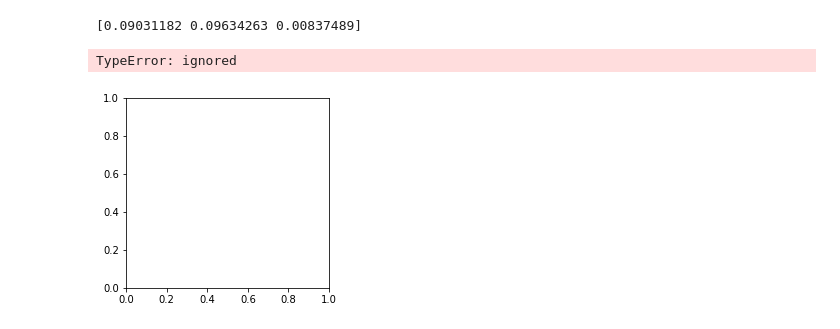
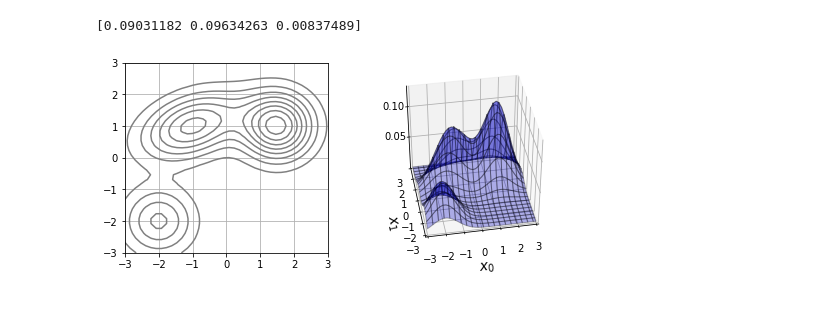
Before and after one commit to leejukyu/-, a Jupyter notebook: 비지도학습.ipynb, the cells around one changed output. Drawn from its saved outputs; the diff is of its cells as text; code cells hidden in the pictures.

```diff
--- a/비지도학습.ipynb
+++ b/비지도학습.ipynb
@@ -165 +169,7 @@ plt.show()
+# %%
+import numpy as np
+wk=np.load('data_ch9.npz')
+X=wk['X']
+X_range0 = wk['X_range0']
+X_range1 = wk['X_range1']
 # %%
@@ -198,46 +209,46 @@ from mpl_toolkits.mplot3d import axes3d
 # 혼합 등고선 표시
 def show_contour_mixgauss(pi, mu, sigma):
     xn = 40 # 등고선 표시 해상도
-    x0 = np.linspace(X_range0[0], X_range0[1], xn)
-    x1 = np.linspace(X_range1[0],X_range1[1],xn)
-    xx0,xx1 = np.meshgrid(x0,x1)
-    x = np.c_[np.reshape(xx0, xn*xn, 1), np.reshape(xx1, xn*xn,1)]
+    x0 = np.linspace(X_range0[0], X_range0[1], xn) # X_range0[0]: 시작값 X_range0[1]: 끝값 xn: 갯수의 1차원배열
+    x1 = np.linspace(X_range1[0], X_range1[1], xn)
+    xx0,xx1 = np.meshgrid(x0,x1) # 1차원 좌표배열에서 N차원 직사각형 격자 만드는 함수
+    x = np.c_[np.reshape(xx0, xn*xn, 'F'), np.reshape(xx1, xn*xn,'F')]
     f = mixgauss(x, pi, mu, sigma)
     f = f.reshape(xn,xn)
-    f=f.T
+    f = f.T # .T : 전치
     plt.contour(x0,x1,f,10,colors='gray')
 # %%
 # 혼합 가우스 3D 표시
 def show3d_mixgauss(ax, pi, mu, sigma):
     xn = 40 # 등고선 표시 해상도
     x0 = np.linspace(X_range0[0], X_range0[1], xn)
-    x1 = np.linspace(X_range1[0],X_range1[1],xn)
+    x1 = np.linspace(X_range1[0], X_range1[1], xn)
     xx0,xx1 = np.meshgrid(x0,x1)
-    x = np.c_[np.reshape(xx0, xn*xn, 1), np.reshape(xx1, xn*xn,1)]
+    x = np.c_[np.reshape(xx0, xn*xn, 'F'), np.reshape(xx1, xn*xn,'F')]
     f = mixgauss(x, pi, mu, sigma)
     f = f.reshape(xn,xn)
-    f=f.T
-    ax.plot_surface(xx0, xx1, f, rstride=2, cstride=2, alpha=0.3, color = 'blue', edgecolor='black')
+    f = f.T
+    ax.plot_surface(xx0, xx1, f, rstride=2, cstride=2, alpha=0.3, color = 'blue', edgecolor='black') # 3차원 x,y,z
 # %%
 # test
-pi = np.array([0.2,0.4,0.4])
-mu = np.array([[-2,-2],[-1,1],[1.5,1]])
-sigma = np.array([[[.5,0],[0,.5]],[[1,0.25],[0.25,.5]],[.5,0],[0,.5]])
+pi = np.array([0.2, 0.4, 0.4])
+mu = np.array([[-2, -2],[-1, 1],[1.5, 1]])
+sigma = np.array(
+    [[[.5, 0],[0, .5]],[[1, 0.25],[0.25, .5]],[[.5, 0],[0, .5]]])
 
 Fig = plt.figure(1, figsize=(8,3.5))
 Fig.add_subplot(1,2,1)
 show_contour_mixgauss(pi, mu, sigma)
 plt.grid(True)
 
 Ax = Fig.add_subplot(1,2,2,projection='3d')
 show3d_mixgauss(Ax, pi, mu, sigma)
 Ax.set_zticks([0.05,0.10])
 Ax.set_xlabel('$x_0$', fontsize=14)
 Ax.set_ylabel('$x_1$', fontsize=14)
 Ax.view_init(40,-100)
 plt.xlim(X_range0)
 plt.ylim(X_range1)
 plt.show()
 # %% [output]
-TypeError: ignored
-[figure, old version]
+[figure, new version]
```
Also changed, not shown: parts of 12 cells of this notebook.
